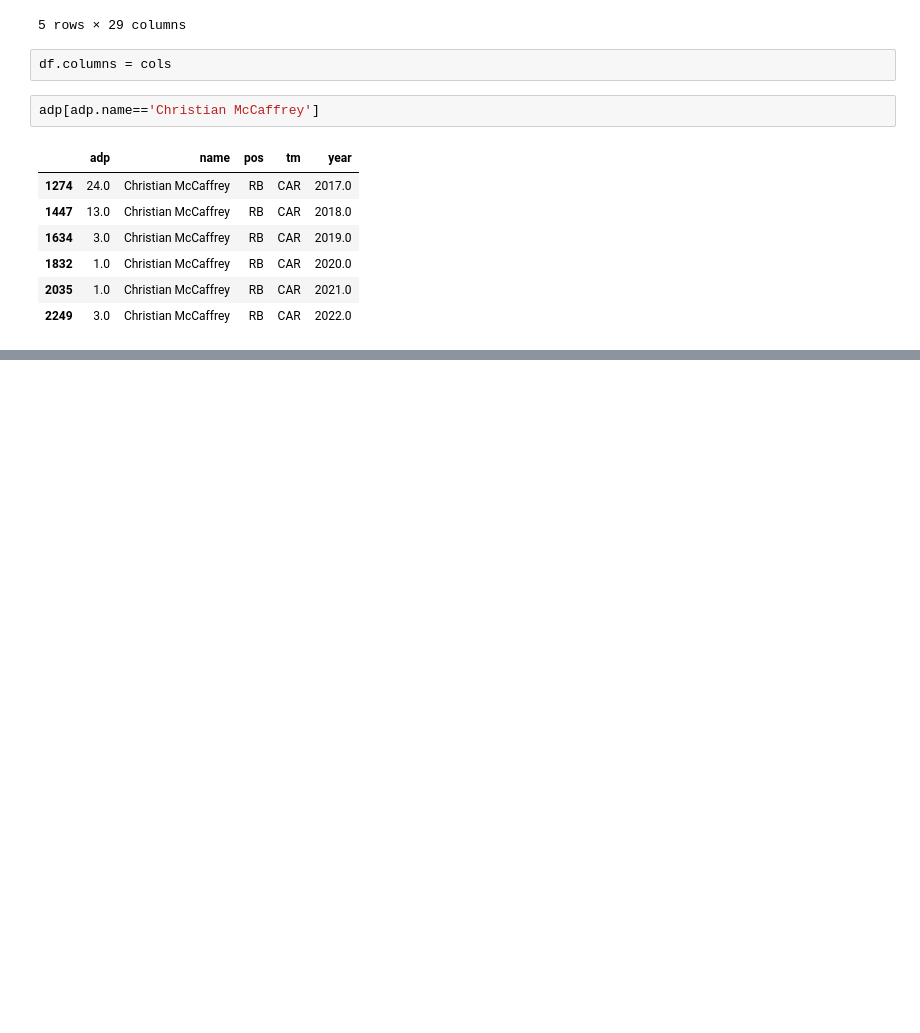
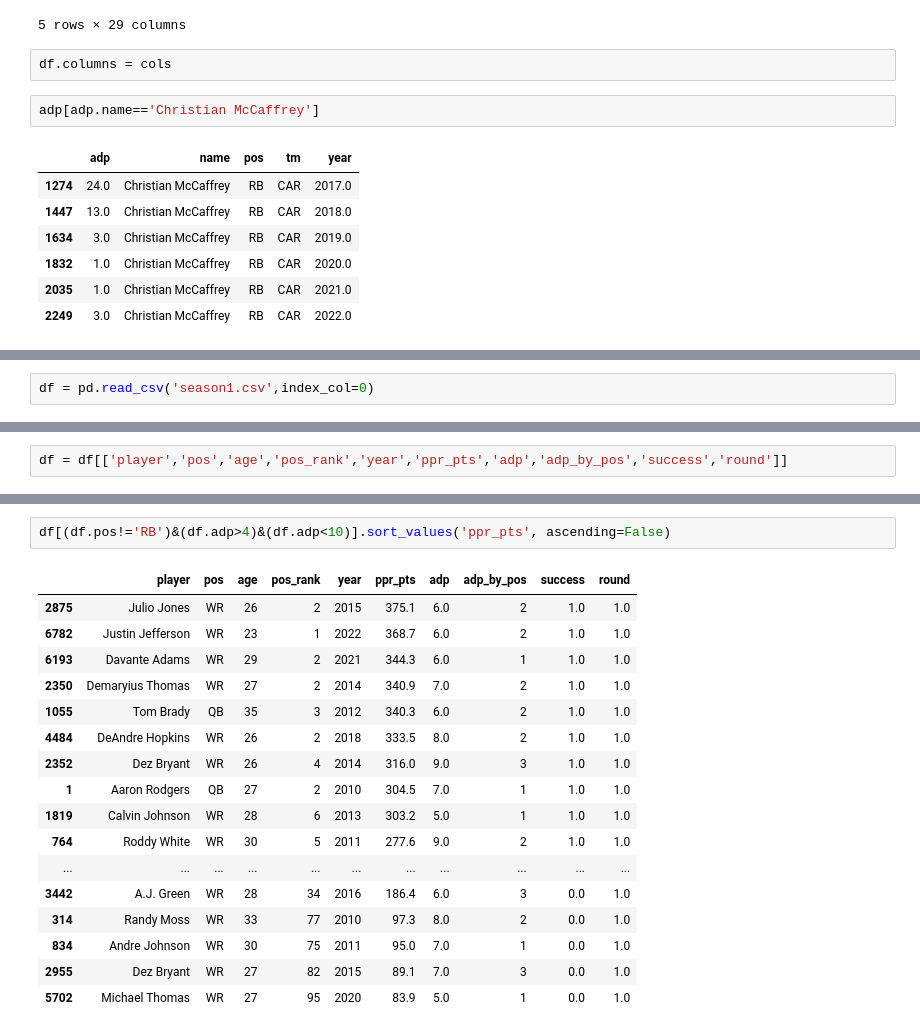
Before and after one commit to ffb-optimal-draft/ffb-draft-strategy, a Jupyter notebook: rm_scratch2.ipynb, the cells around one changed output, grey strips where cells are left out. Cells and saved outputs as stored; diff of their text form; blank space fills up the shorter version.

```diff
--- a/rm_scratch2.ipynb
+++ b/rm_scratch2.ipynb
@@ -376,0 +358,2 @@ adp.head()
+# %%
+df = pd.read_csv('season1.csv',index_col=0)
@@ -376,0 +369,2 @@ adp.head()
+# %%
+df = df[['player','pos','age','pos_rank','year','ppr_pts','adp','adp_by_pos','success','round']]
@@ -376,0 +401,20 @@ adp.head()
+# %%
+df[(df.pos!='RB')&(df.adp>4)&(df.adp<10)].sort_values('ppr_pts', ascending=False)
+# %% [output]
+|  | player | pos | age | pos_rank | year | ppr_pts | adp | adp_by_pos | success | round |
+| 2875 | Julio Jones | WR | 26 | 2 | 2015 | 375.1 | 6.0 | 2 | 1.0 | 1.0 |
+| 6782 | Justin Jefferson | WR | 23 | 1 | 2022 | 368.7 | 6.0 | 2 | 1.0 | 1.0 |
+| 6193 | Davante Adams | WR | 29 | 2 | 2021 | 344.3 | 6.0 | 1 | 1.0 | 1.0 |
+| 2350 | Demaryius Thomas | WR | 27 | 2 | 2014 | 340.9 | 7.0 | 2 | 1.0 | 1.0 |
+| 1055 | Tom Brady | QB | 35 | 3 | 2012 | 340.3 | 6.0 | 2 | 1.0 | 1.0 |
+| 4484 | DeAndre Hopkins | WR | 26 | 2 | 2018 | 333.5 | 8.0 | 2 | 1.0 | 1.0 |
+| 2352 | Dez Bryant | WR | 26 | 4 | 2014 | 316.0 | 9.0 | 3 | 1.0 | 1.0 |
+| 1 | Aaron Rodgers | QB | 27 | 2 | 2010 | 304.5 | 7.0 | 1 | 1.0 | 1.0 |
+| 1819 | Calvin Johnson | WR | 28 | 6 | 2013 | 303.2 | 5.0 | 1 | 1.0 | 1.0 |
+| 764 | Roddy White | WR | 30 | 5 | 2011 | 277.6 | 9.0 | 2 | 1.0 | 1.0 |
+| ... | ... | ... | ... | ... | ... | ... | ... | ... | ... | ... |
+| 3442 | A.J. Green | WR | 28 | 34 | 2016 | 186.4 | 6.0 | 3 | 0.0 | 1.0 |
+| 314 | Randy Moss | WR | 33 | 77 | 2010 | 97.3 | 8.0 | 2 | 0.0 | 1.0 |
+| 834 | Andre Johnson | WR | 30 | 75 | 2011 | 95.0 | 7.0 | 1 | 0.0 | 1.0 |
+| 2955 | Dez Bryant | WR | 27 | 82 | 2015 | 89.1 | 7.0 | 3 | 0.0 | 1.0 |
+| 5702 | Michael Thomas | WR | 27 | 95 | 2020 | 83.9 | 5.0 | 1 | 0.0 | 1.0 |
```
Also changed, not shown: parts of 7 cells of this notebook, 1 other file.
